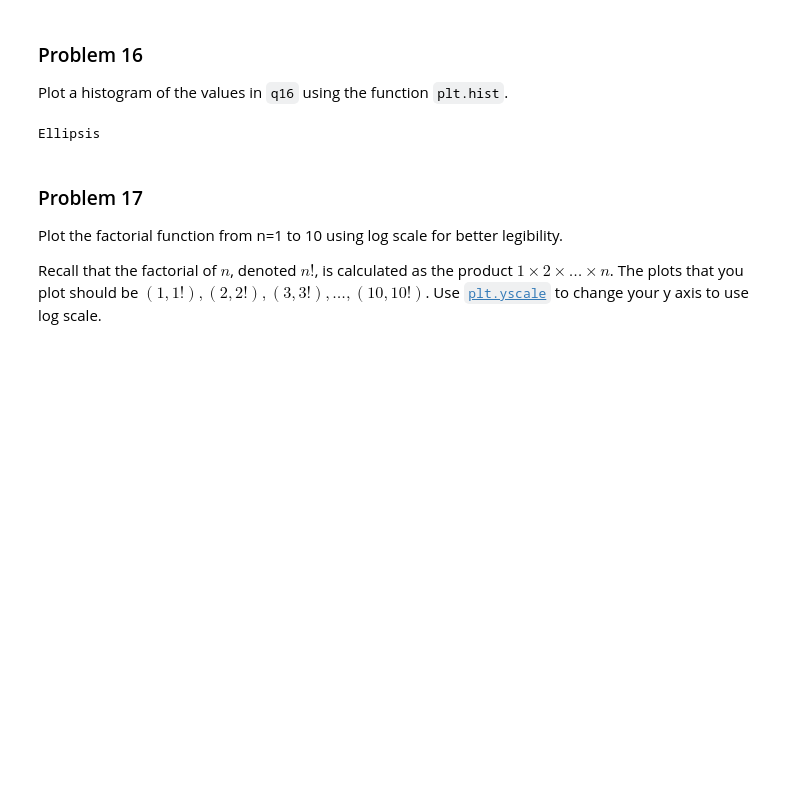
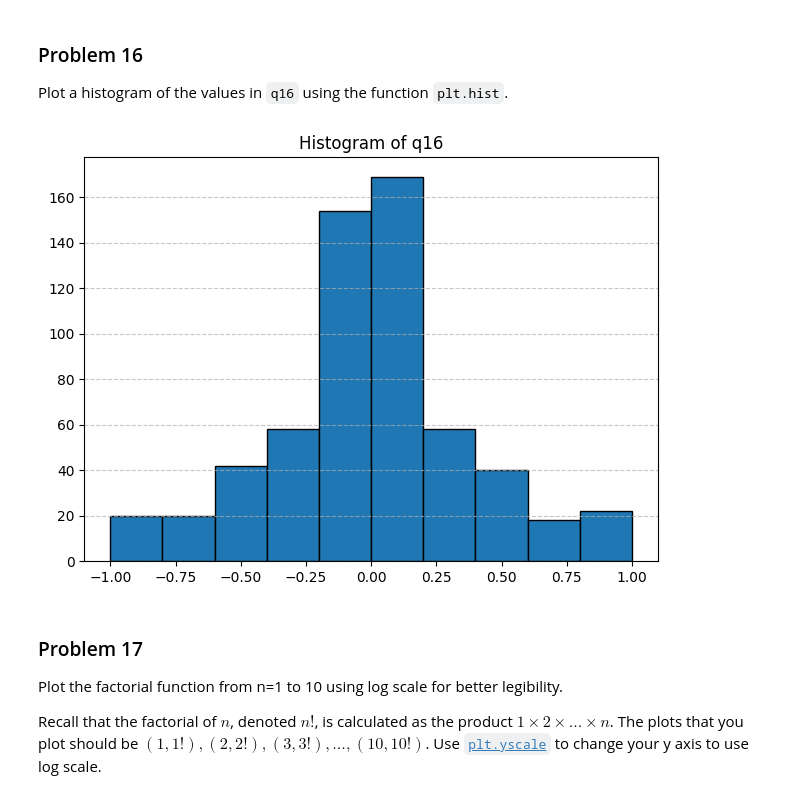
Before and after one commit to egarr831/dx602-homework-05, a Jupyter notebook: homework.ipynb, the cells around one changed output. Saved outputs shown, nothing was run; the diff lists cells and outputs as text; code cells hidden in the pictures; blank space fills up the shorter version.

```diff
--- a/homework.ipynb
+++ b/homework.ipynb
@@ -483,9 +489,13 @@ q16 = [0.00, 0.02, 0.04, 0.06, 0.08, 0.10, 0.12, 0.14, 0.16, 0.18, 0.20, 0.22, 0
-# %%
-# YOUR CHANGES HERE
-
-...
-# %% [output]
-Ellipsis
+# %%
+# YOUR CHANGES HERE
+
+plt.hist(q16, bins=10, edgecolor='black')
+plt.title("Histogram of q16")
+plt.grid(axis='y', linestyle='--', alpha=0.7)
+plt.tight_layout()
+plt.show()
+# %% [output]
+[figure, added]
 # %% [markdown]
 ### Problem 17
 
```
Also changed, not shown: parts of 11 cells of this notebook.
